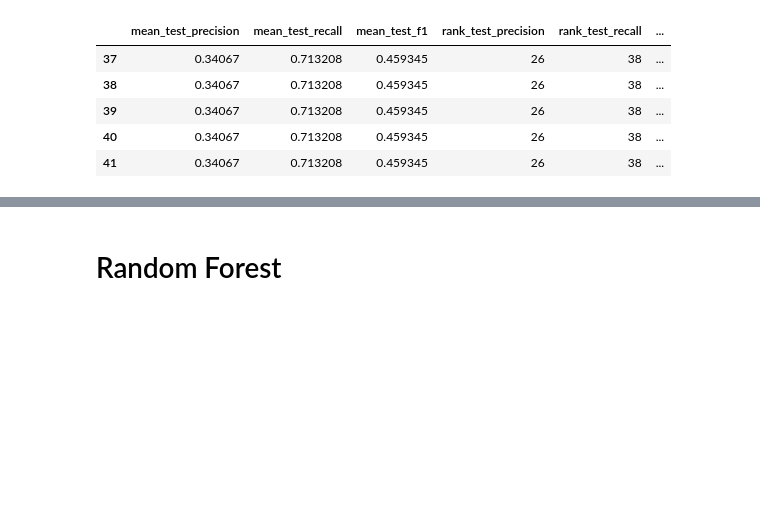
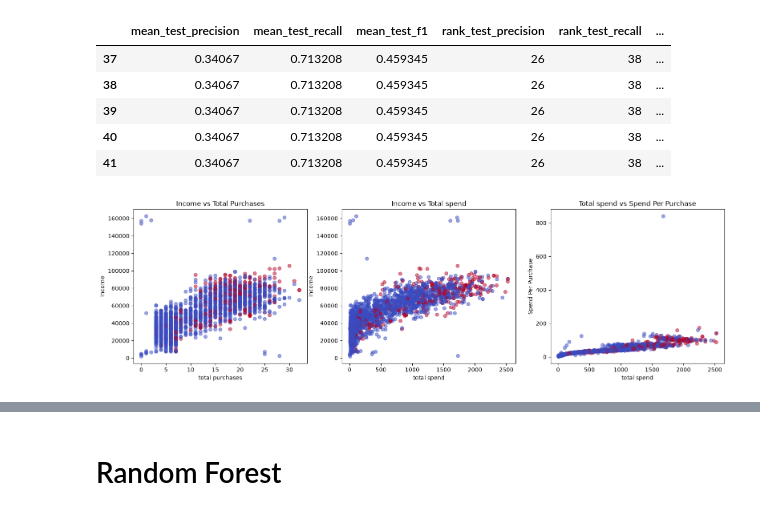
Before and after one commit to kaif-00/ML-model-practice, a Jupyter notebook: prac_model2.ipynb, the cells around one changed output, grey strips where cells are left out. Cells and saved outputs as stored; diff of their text form; code cells hidden in the pictures; blank space fills up the shorter version.

```diff
--- a/prac_model2.ipynb
+++ b/prac_model2.ipynb
@@ -240,3 +236,41 @@ dff[(dff['rank_test_f1'] == 1)][['mean_test_precision','mean_test_recall','mean_
 | 39 | 0.34067 | 0.713208 | 0.459345 | 26 | 38 | ... |
 | 40 | 0.34067 | 0.713208 | 0.459345 | 26 | 38 | ... |
 | 41 | 0.34067 | 0.713208 | 0.459345 | 26 | 38 | ... |
+# %%
+df1_1 = df1.copy()
+df1_1['Tenure'] = (df1_1['Dt_Customer'].max() - df1_1['Dt_Customer']).dt.days
+df1_1['totalpurchases'] = df1_1[['NumWebPurchases','NumCatalogPurchases','NumStorePurchases']].sum(axis=1)
+mnt = [c for c in df1_1 if c.startswith('Mnt')]
+df1_1['totalspend'] = df1_1[mnt].sum(axis=1)
+df1_1['Children'] = df1_1['Kidhome'] + df1_1['Teenhome']
+df1_1['SpendPerPurchase'] = df1_1['totalspend'] / (df1_1['totalpurchases'] + 1)
+
+numerical = ['Income','Children','Recency','NumDealsPurchases','NumWebPurchases','NumCatalogPurchases',
+             'NumStorePurchases','SpendPerPurchase','NumWebVisitsMonth','Complain','AcceptedCmp1','AcceptedCmp2','AcceptedCmp3',
+             'AcceptedCmp4','AcceptedCmp5','Tenure','totalpurchases','totalspend']
+
+catagorical = ['Education','Marital_Status']
+# %%
+import matplotlib.pyplot as plt
+import seaborn as sns
+
+# plt.hist(df1_1['totalpurchases'],bins=10)
+fig, ax = plt.subplots(1,3,figsize=(19,5))
+ax[0].scatter(df1_1['totalpurchases'],df1_1['Income'], c=df1_1['Response'], cmap='coolwarm', alpha=0.5)
+ax[0].set_xlabel('total purchases')
+ax[0].set_ylabel('Income')
+ax[0].set_title('Income vs Total Purchases')
+
+ax[1].scatter(df1_1['totalspend'],df1_1['Income'], c=df1_1['Response'], cmap='coolwarm', alpha=0.5)
+ax[1].set_xlabel('total spend')
+ax[1].set_ylabel('Income')
+ax[1].set_title('Income vs Total spend')
+
+ax[2].scatter(df1_1['totalspend'],df1_1['SpendPerPurchase'], c=df1_1['Response'], cmap='coolwarm', alpha=0.5)
+ax[2].set_xlabel('total spend')
+ax[2].set_ylabel('Spend Per Purchase')
+ax[2].set_title('Total spend vs Spend Per Purchase')
+# sns.boxplot(x='Income',y='totalspend',data=df1_1)
+plt.show()
+# %% [output]
+[figure, added]
```
Also changed, not shown: parts of 7 cells of this notebook.
